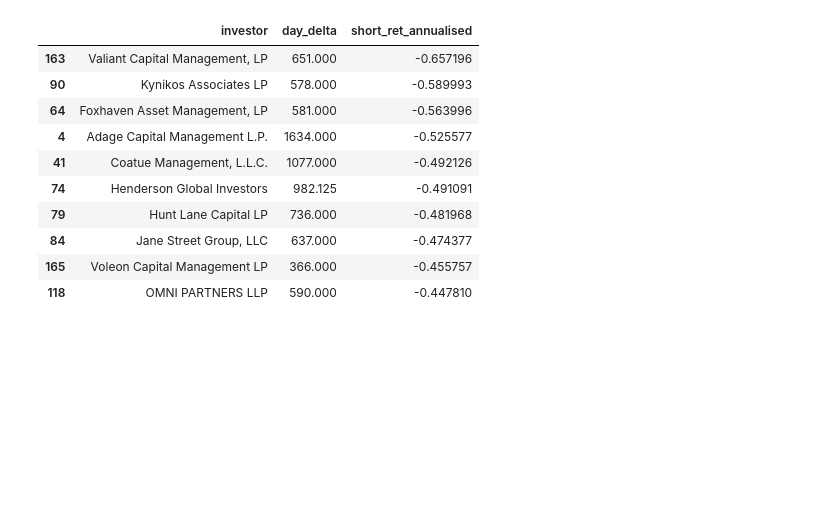
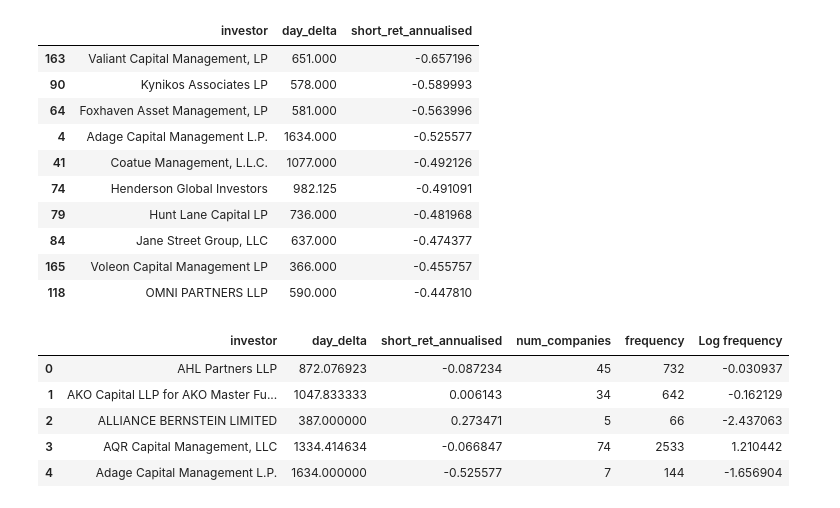
Before and after one commit to robertmartin8/RandomWalks, a Jupyter notebook: ShortSellingAnalysis/ShortSellingAnalysis.ipynb, the cells around one changed output. Cells and saved outputs as stored; diff of their text form; code cells hidden in the pictures; blank space fills up the shorter version.

```diff
--- a/ShortSellingAnalysis/ShortSellingAnalysis.ipynb
+++ b/ShortSellingAnalysis/ShortSellingAnalysis.ipynb
@@ -848,3 +848,18 @@ investor_rets_1y.sort_values(by="short_ret_annualised", ascending=True).head(10)
 | 84 | Jane Street Group, LLC | 637.000 | -0.474377 |
 | 165 | Voleon Capital Management LP | 366.000 | -0.455757 |
 | 118 | OMNI PARTNERS LLP | 590.000 | -0.447810 |
+# %%
+# Construct grouped df
+investor_data = pd.merge(investor_rets_1y, df.groupby(["investor"]).nunique().ticker,
+                     how="left", left_on="investor", right_index=True).rename({"ticker":"num_companies"}, axis=1)
+investor_data = pd.merge(investor_data, df.groupby("investor").size().rename("frequency"),
+                        how="left", left_on="investor", right_index=True)
+investor_data["Log frequency"] = np.log(investor_data["frequency"] / day_delta)
+investor_data.head()
+# %% [output]
+|  | investor | day_delta | short_ret_annualised | num_companies | frequency | Log frequency |
+| 0 | AHL Partners LLP | 872.076923 | -0.087234 | 45 | 732 | -0.030937 |
+| 1 | AKO Capital LLP for AKO Master Fu... | 1047.833333 | 0.006143 | 34 | 642 | -0.162129 |
+| 2 | ALLIANCE BERNSTEIN LIMITED | 387.000000 | 0.273471 | 5 | 66 | -2.437063 |
+| 3 | AQR Capital Management, LLC | 1334.414634 | -0.066847 | 74 | 2533 | 1.210442 |
+| 4 | Adage Capital Management L.P. | 1634.000000 | -0.525577 | 7 | 144 | -1.656904 |
```
Also changed, not shown: parts of 4 cells of this notebook, 3 other files.
